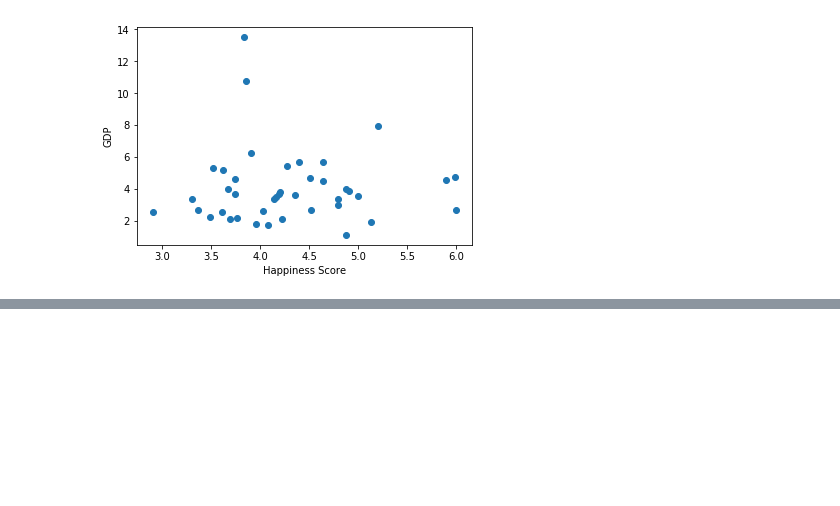
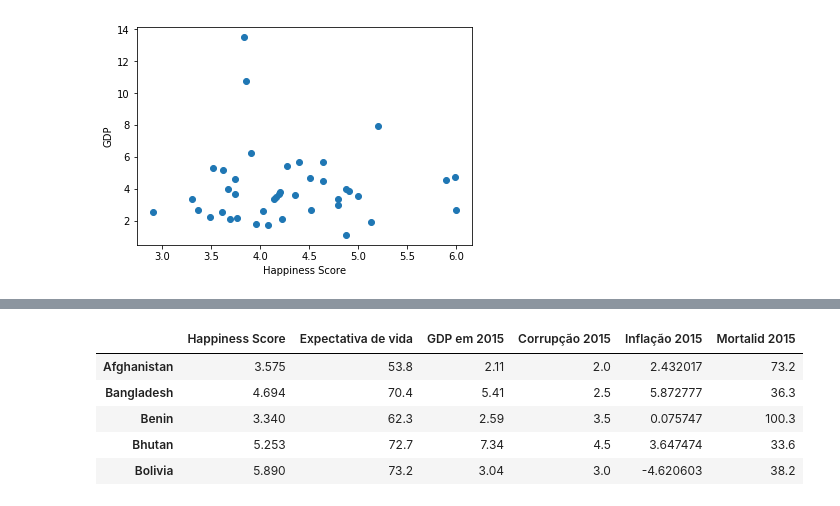
Before and after one commit to gicabral/Projeto_final_CDD, a Jupyter notebook: Projeto final Dados - leitura de dataset.ipynb, the cells around one changed output, grey strips where cells are left out. Saved outputs shown, nothing was run; the diff lists cells and outputs as text; code cells hidden in the pictures; blank space fills up the shorter version.

```diff
--- a/Projeto final Dados - leitura de dataset.ipynb
+++ b/Projeto final Dados - leitura de dataset.ipynb
@@ -488,0 +516,14 @@ plt.ylabel("GDP");
+# %%
+mort = pd.read_excel('mortalidade_limpo.xlsx')
+mort1=mort.set_index("geo.name")
+
+dff5 = dff4.join(mort1, how='inner')
+dff5=dff5.rename(columns={2015:"Mortalid 2015"})
+dff5.head()
+# %% [output]
+|  | Happiness Score | Expectativa de vida | GDP em 2015 | Corrupção 2015 | Inflação 2015 | Mortalid 2015 |
+| Afghanistan | 3.575 | 53.8 | 2.11 | 2.0 | 2.432017 | 73.2 |
+| Bangladesh | 4.694 | 70.4 | 5.41 | 2.5 | 5.872777 | 36.3 |
+| Benin | 3.340 | 62.3 | 2.59 | 3.5 | 0.075747 | 100.3 |
+| Bhutan | 5.253 | 72.7 | 7.34 | 4.5 | 3.647474 | 33.6 |
+| Bolivia | 5.890 | 73.2 | 3.04 | 3.0 | -4.620603 | 38.2 |
```
Also changed, not shown: parts of 11 cells of this notebook, 6 other files.
